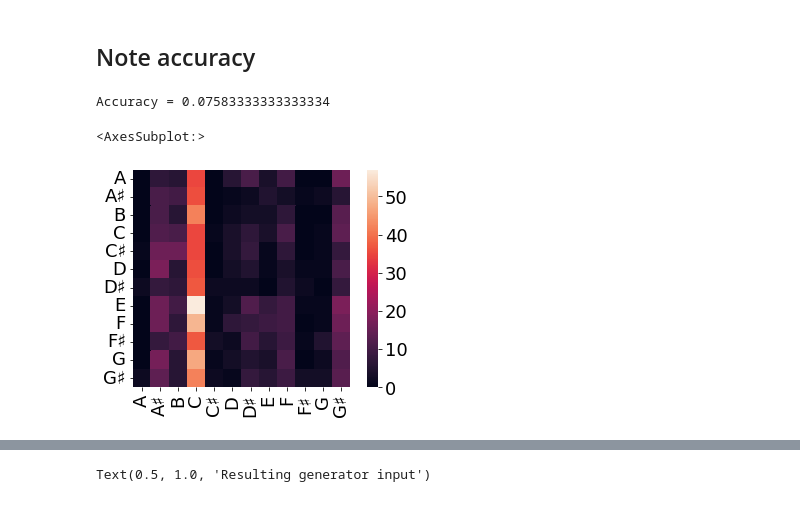
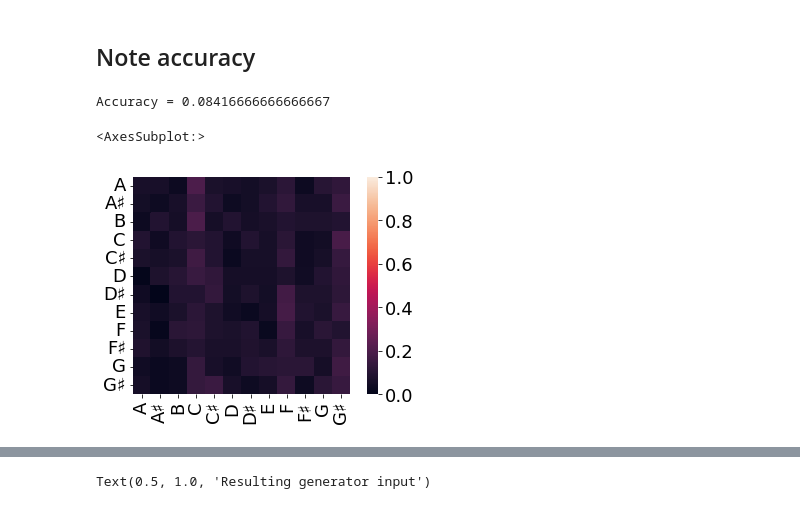
Before and after one commit to ElisaTroschka/GANs-Conditional-Audio-Synthesis, a Jupyter notebook: test_spec.ipynb, the cells around one changed output, grey strips where cells are left out. Cells and saved outputs as stored; diff of their text form; code cells hidden in the pictures.

```diff
--- a/test_spec.ipynb
+++ b/test_spec.ipynb
@@ -51,7 +53,7 @@ test_set = NSynthDataset(data_path=path,
 # %%
 gen = SpecGANGenerator(z_size, train_set.label_size, train_set.y_size).to(device)
 
-gen.load_state_dict(torch.load(f'users/adcy353/GANs-Conditional-Audio-Synthesis/models/specgan/G_0.0001-1-80.pt'))
+gen.load_state_dict(torch.load(f'users/adcy353/GANs-Conditional-Audio-Synthesis/models/spec2/G_0.0001-1-827.pt'))
 gen.eval()
 # %% [output]
 SpecGANGenerator(
@@ -73,8 +75,8 @@ SpecGANGenerator(
 def display_spec(specs, f0=None):
     fig, axs = plt.subplots(1, len(specs), figsize=(10, 3))
     for i in range(len(specs)):
-        librosa.display.specshow(librosa.power_to_db(specs[i], ref=np.max),  y_axis='mel', x_axis='time', ax=axs[i], cmap='magma')
-        #librosa.display.specshow(np.array(specs[i]),  y_axis='mel', x_axis='time', ax=axs[i], cmap='magma')
+        #librosa.display.specshow(librosa.power_to_db(specs[i], ref=np.max),  y_axis='mel', x_axis='time', ax=axs[i], cmap='magma')
+        librosa.display.specshow(np.array(specs[i]),  y_axis='mel', x_axis='time', ax=axs[i], cmap='magma')
         axs[i].set_title('Mel Spectrogram')
     plt.show()
 # %%
@@ -176,0 +181,27 @@ print(state.metrics["is"])
+# %%
+plt.rcParams.update({'font.size': 18})
+fig, ax = plt.subplots(7, 4, figsize=(30, 45))
+for a, i in enumerate(range(0, 1200, 86)):
+    w, l, z, pitch = test_set.__getitem__(i)
+    inst = test_set.annot.loc[test_set.fnames[i], 'instrument_class_str']
+
+    label = f'{inst} {pitch.item()}'
+    orig_label = f'({a+1}) Original (inv) - {label}'
+    gen_label = f'({a+1}) Generated - {label}'
+
+    s = gen.forward(z.unsqueeze(0).to(device), l.unsqueeze(0).to(device))
+    s.to(torch.device('cpu'))
+    s = s.detach().cpu()
+
+    librosa.display.specshow(np.array(w), y_axis='mel', x_axis='time', ax=ax.flatten()[2*a], cmap='magma')
+    librosa.display.specshow(np.array(s), y_axis='mel', x_axis='time', ax=ax.flatten()[2*a+1], cmap='magma')
+    ax.flatten()[2*a].set_title(orig_label, fontdict={'fontsize':'large', 'weight':'bold'})
+    ax.flatten()[2*a+1].set_title(gen_label, fontdict={'fontsize':'large', 'weight':'bold'})
+    fig.tight_layout()
+
+    w_audio = mel_to_audio(np.array(w), sr=sr, n_fft=1024, hop_length=128)
+    s_audio = mel_to_audio(np.array(s), sr=sr, n_fft=1024, hop_length=128)
+
+    folder = 'users/adcy353/GANs-Conditional-Audio-Synthesis/results/spec/'
+    wavfile.write(f'{folder}{orig_label}.wav', sr, np.array(w_audio).astype(np.float32))
+    wavfile.write(f'{folder}{gen_label}.wav', sr, np.array(s_audio).astype(np.float32))
@@ -190,7 +223,7 @@ for data in tqdm(testloader, leave=True):
     x, l, z, p = data
     gen.eval()
     s = gen(z.to(device), l.to(device))
-    s[124:] = s.min()
+    #s[126:] = s.min()
 
     # audio reconstruction
     s_audio = []
@@ -281,16 +314,16 @@ tensor(0.0117)
 # %%
 from sklearn.metrics import accuracy_score
 from sklearn.metrics import confusion_matrix
 import seaborn as sns
 
 estimated_notes = np.array([librosa.midi_to_note(pitch, octave=False).item() for pitch in estimated_pitch])
 real_notes = np.array([librosa.midi_to_note(pitch, octave=False).item() for pitch in real_pitch])
 acc = accuracy_score(real_notes, estimated_notes)
 labels = sorted(np.unique(real_notes))
-cm = confusion_matrix(real_notes, estimated_notes, labels=labels)
+cm = confusion_matrix(real_notes, estimated_notes, labels=labels, normalize='true')
 print(f'Accuracy = {acc}')
-sns.heatmap(cm, square=True, xticklabels=labels, yticklabels=labels)
+sns.heatmap(cm, square=True, xticklabels=labels, yticklabels=labels, vmax=1)
 # %% [output]
-Accuracy = 0.07583333333333334
+Accuracy = 0.08416666666666667
 <AxesSubplot:>
-[figure, old version]
+[figure, new version]
```
Also changed, not shown: parts of 12 cells of this notebook, 4 other files.
